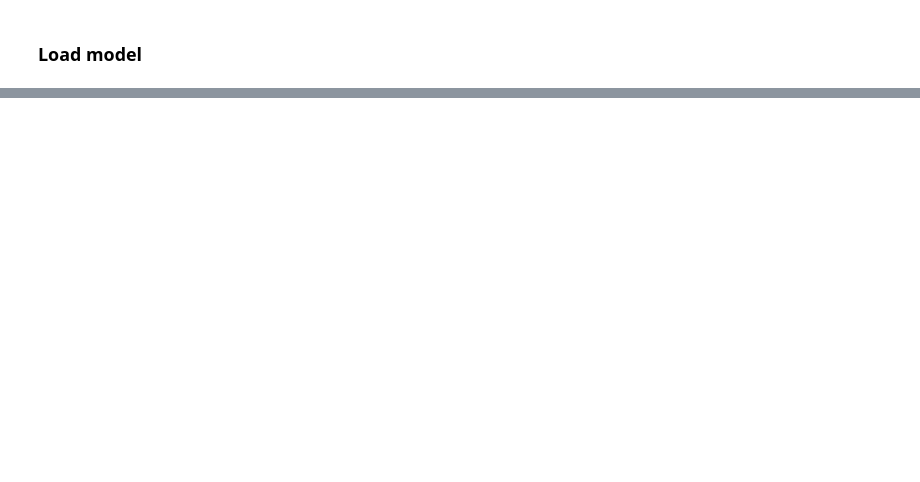
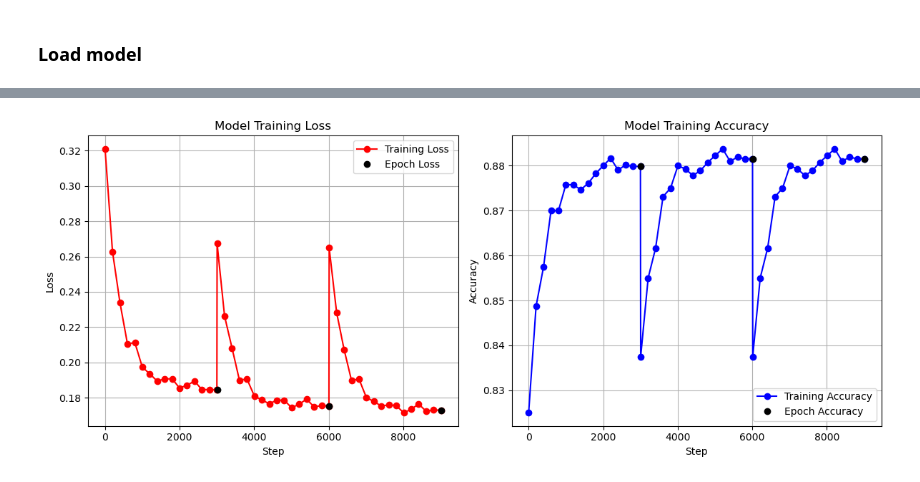
Before and after one commit to ftvs/maliciousai, a Jupyter notebook: s3d.ipynb, the cells around one changed output, grey strips where cells are left out. Drawn from its saved outputs; the diff is of its cells as text; code cells hidden in the pictures; blank space fills up the shorter version.

```diff
--- a/s3d.ipynb
+++ b/s3d.ipynb
@@ -299,13 +191,14 @@ Epoch 1/1
 # %% [markdown]
 ### Load model
 # %%
-path = "s3d_rgb_last.pth"
+path = "s3d_rgb_last_full.pth"
 
 # replace final layer with new one with appropriate num of classes
 # model = s3d(weights=S3D_Weights.DEFAULT)
 # model.classifier[1] = nn.Conv3d(1024, 2, kernel_size=1, stride=1)
 
-# optimizer = torch.optim.SGD(model.parameters(), lr=1e-3, momentum=0.9)
+# # optimizer = torch.optim.SGD(model.parameters(), lr=1e-3, momentum=0.9)
+# optimizer = optim.AdamW(model.parameters(), lr=0.001, betas=(0.9, 0.999), eps=1e-08, weight_decay=0.01)
 
 checkpoint = torch.load(path, weights_only=True)
 # model.load_state_dict(checkpoint['model_state_dict'])
@@ -317,7 +210,8 @@ train_run = np.array(checkpoint['train_run'])
 print(train_log)
 print(val_log)
 print(train_run.shape)
-print(train_run[0])
+# print(train_run[0])
+# print(train_run[1])
 # %% [output]
 [(0.18443034832701657, 0.8798868740642156), (0.1753370978411582, 0.8815504907669273), (0.172850799326384, 0.8815504907669273)]
 [(310.0301609996663, 0.3436293436293436), (52.945222125550494, 0.6563706563706564), (136.72297379777237, 0.6563706563706564)]
@@ -339,0 +221,89 @@ print(train_run[0])
+# %%
+# Separate the losses and accuracies for both training and validation
+train_losses = [x[0] for x in train_log]
+train_accuracies = [x[1] for x in train_log]
+
+val_losses = [x[0] for x in val_log]
+val_accuracies = [x[1] for x in val_log]
+
+# Generate the x-axis values (assuming each data point is an epoch)
+epochs = np.arange(1, len(train_log) + 1)
+
+# Separate the step losses and accuracies for both training and validation
+train_step_loss = []
+train_step_acc = []
+
+for i, epoch in enumerate(train_run):
+    for point in epoch:
+        train_step_loss.append(point[0])
+        train_step_acc.append(point[1])
+
+    train_step_loss.append(train_losses[i])
+    train_step_acc.append(train_accuracies[i])
+
+# print(len(train_step_loss))
+# print(train_step_loss[0:17])
+# print(len(train_step_acc))
+# print(train_step_acc[0:17])
+
+# x-axis for training plot
+step_range = np.array([])
+# print(epochs)
+
+for i in epochs:
+    range = np.arange(start=((i-1)*3006), stop=i*3006, step=200)
+    step_range = np.append(step_range,range).astype(int)
+
+# print(step_range)
+
+# Plot loss
+plt.figure(figsize=(12, 5))
+
+plt.subplot(1, 2, 1)
+plt.plot(step_range, train_step_loss, label='Training Loss', marker='o', color='r')
+plt.plot(epochs*3006, train_losses, marker='o', color='k',linestyle='',label='Epoch Loss')
+plt.title('Model Training Loss')
+plt.xlabel('Step')
+plt.ylabel('Loss')
+plt.grid(True)
+plt.legend()
+
+# Plot accuracy
+plt.subplot(1, 2, 2)
+plt.plot(step_range, train_step_acc, label='Training Accuracy', marker='o', color='b')
+plt.plot(epochs*3006, train_accuracies, marker='o', color='k',linestyle='',label='Epoch Accuracy')
+plt.title('Model Training Accuracy')
+plt.xlabel('Step')
+plt.ylabel('Accuracy')
+plt.grid(True)
+plt.legend()
+
+# Show the plots
+plt.tight_layout()
+plt.show()
+
+# Plot loss
+plt.figure(figsize=(12, 5))
+
+plt.subplot(1, 2, 1)
+plt.plot(epochs, val_losses, label='Validation Loss', marker='o', color='g')
+plt.title('Model Validation Loss')
+plt.xlabel('Epoch')
+plt.ylabel('Loss')
+plt.grid(True)
+plt.legend()
+
+# Plot accuracy
+plt.subplot(1, 2, 2)
+plt.plot(epochs, val_accuracies, label='Validation Accuracy', marker='o', color='orange')
+plt.title('Model Validation Accuracy')
+plt.xlabel('Epoch')
+plt.ylabel('Accuracy')
+plt.grid(True)
+plt.legend()
+
+# Show the plots
+plt.tight_layout()
+plt.show()
+# %% [output]
+[figure, added]
```
Also changed, not shown: parts of 19 cells of this notebook, 2 other files.
